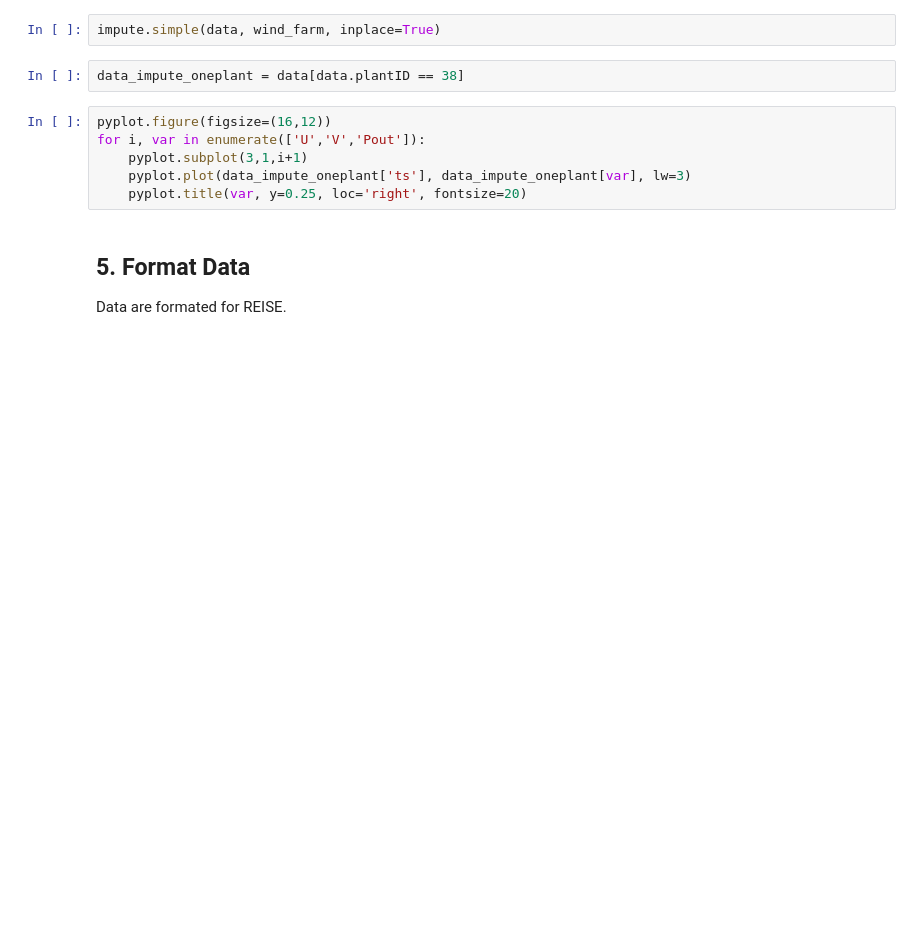
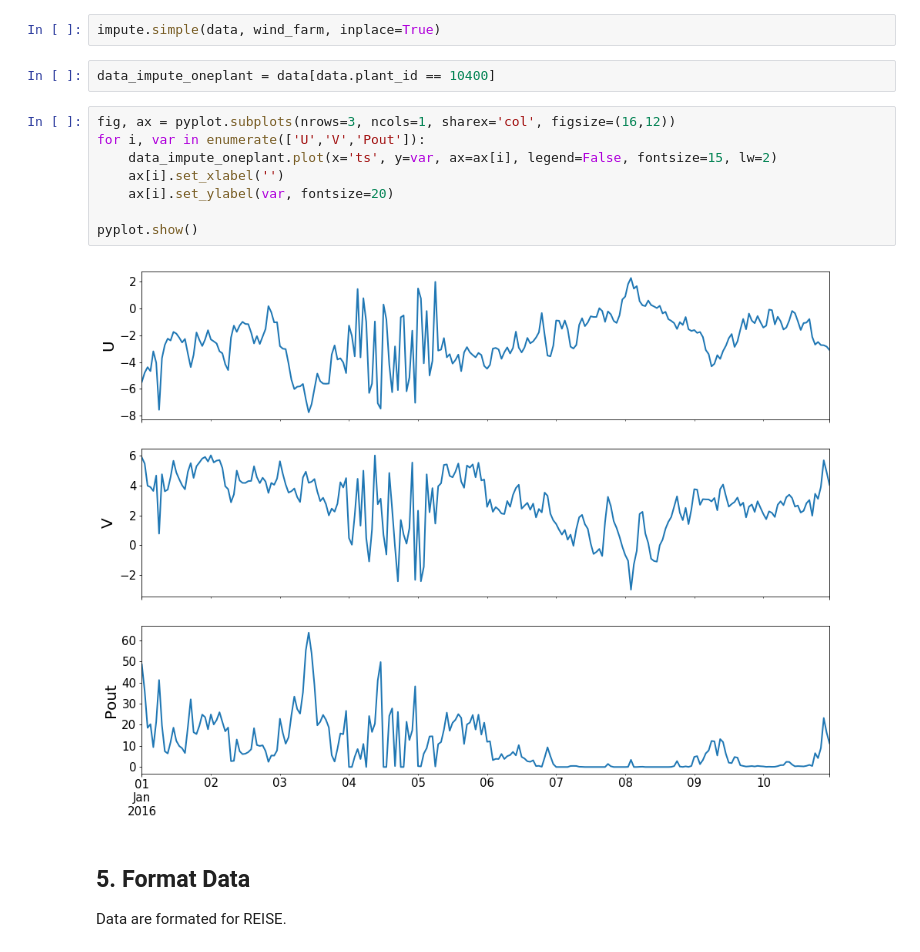
Before and after one commit to Breakthrough-Energy/PreREISE, a Jupyter notebook: prereise/gather/winddata/rap/demo/rap_demo.ipynb, the cells around one changed output. Drawn from its saved outputs; the diff is of its cells as text; blank space fills up the shorter version.

```diff
--- a/prereise/gather/winddata/rap/demo/rap_demo.ipynb
+++ b/prereise/gather/winddata/rap/demo/rap_demo.ipynb
@@ -76,13 +86,17 @@ The missing data are imputed inplace using a simple procedure. The plot below sh
 # %%
 impute.simple(data, wind_farm, inplace=True)
 # %%
-data_impute_oneplant = data[data.plantID == 38]
+data_impute_oneplant = data[data.plant_id == 10400]
-# %%
-pyplot.figure(figsize=(16,12))
-for i, var in enumerate(['U','V','Pout']):
-    pyplot.subplot(3,1,i+1)
-    pyplot.plot(data_impute_oneplant['ts'], data_impute_oneplant[var], lw=3)
-    pyplot.title(var, y=0.25, loc='right', fontsize=20)
+# %%
+fig, ax = pyplot.subplots(nrows=3, ncols=1, sharex='col', figsize=(16,12))
+for i, var in enumerate(['U','V','Pout']):
+    data_impute_oneplant.plot(x='ts', y=var, ax=ax[i], legend=False, fontsize=15, lw=2)
+    ax[i].set_xlabel('')
+    ax[i].set_ylabel(var, fontsize=20)
+
+pyplot.show()
+# %% [output]
+[figure, added]
 # %% [markdown]
 ## 5. Format Data
 Data are formated for REISE.
```
Also changed, not shown: parts of 5 cells of this notebook.
